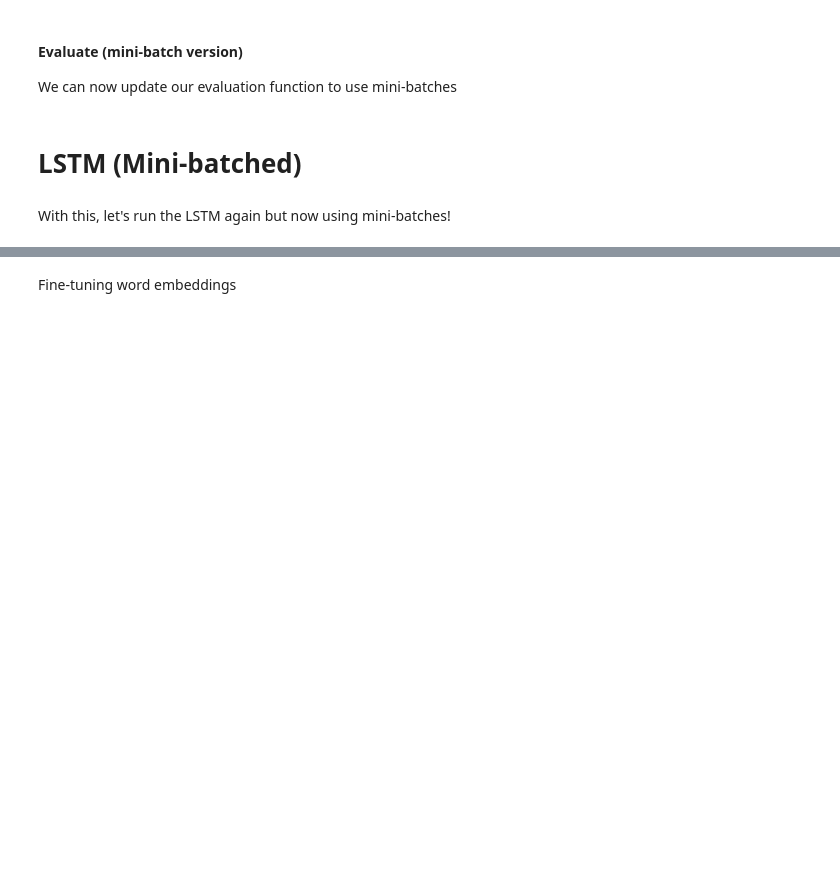
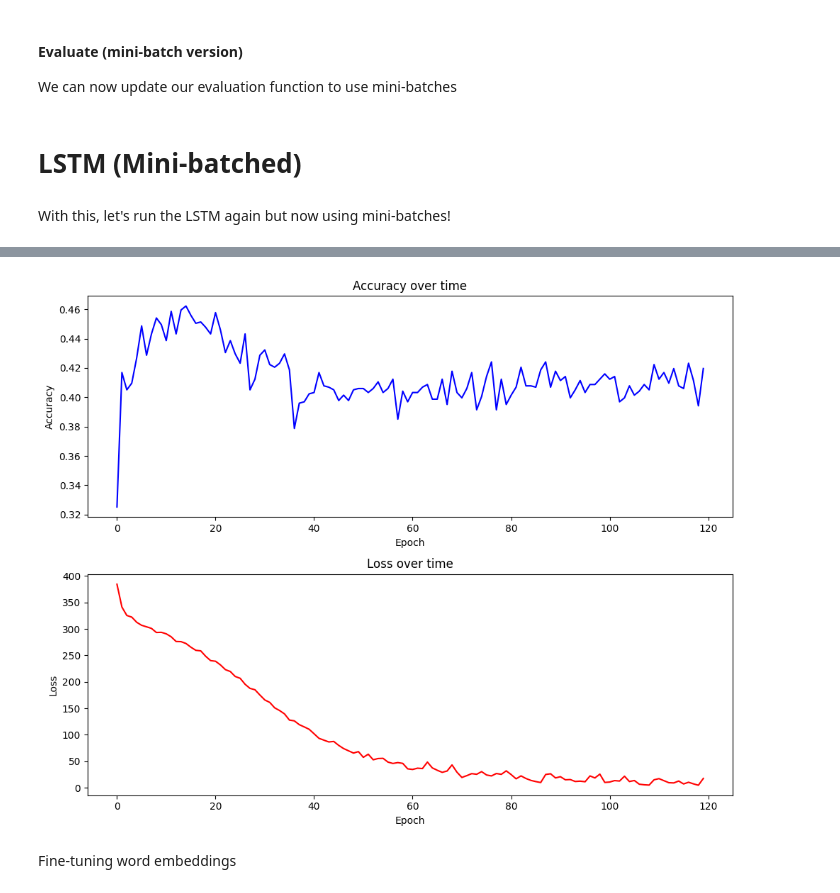
Before and after one commit to Jmqcooper1/nlp1, a Jupyter notebook: NLP1_2024_Practical_2_(student_version).ipynb, the cells around one changed output, grey strips where cells are left out. Cells and saved outputs as stored; diff of their text form; code cells hidden in the pictures; blank space fills up the shorter version.

Commit message:
Ran the LSTM and LSTM mini batch

```diff
--- a/NLP1_2024_Practical_2_(student_version).ipynb
+++ b/NLP1_2024_Practical_2_(student_version).ipynb
@@ -1604,5 +1639,8 @@ lstm_losses, lstm_accuracies = train_model(
 # %%
 # plot validation accuracy
+plot_results(lstm_accuracies, lstm_losses)
+# %% [output]
+[figure, added]
 # %%
 # plot training loss
 # %% [markdown]
```
Also changed, not shown: parts of 21 cells of this notebook, 6 other files.
